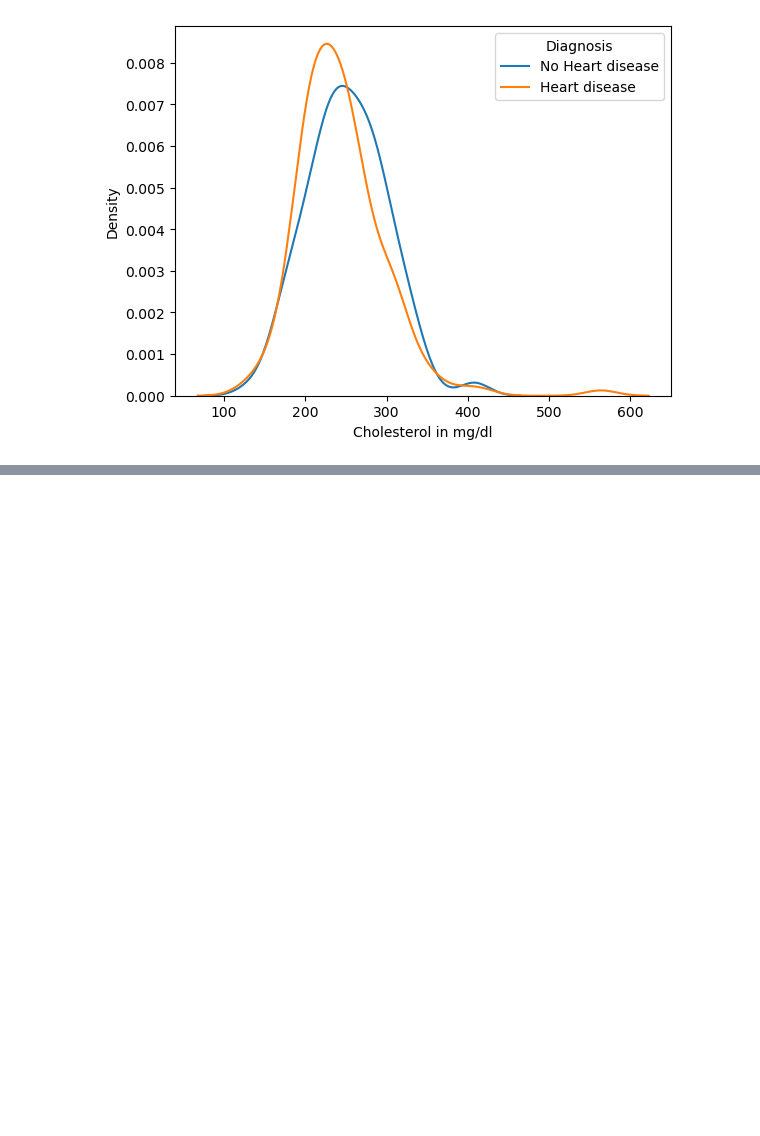
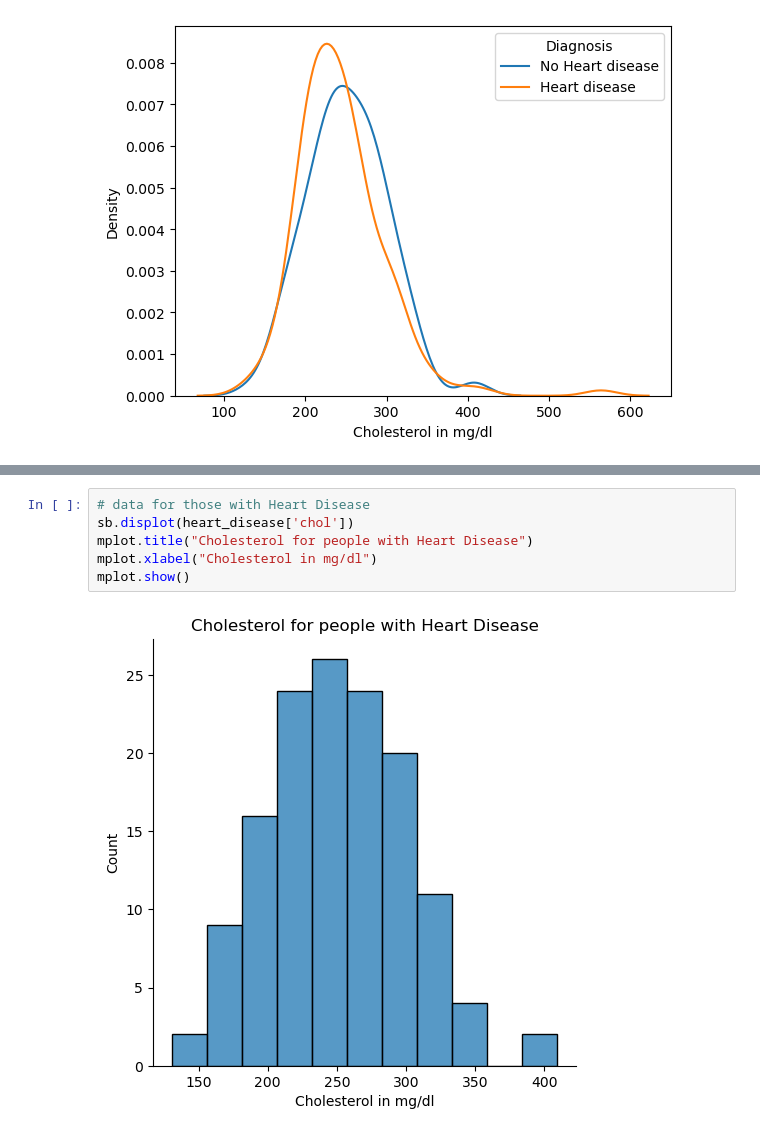
Before and after one commit to frankquinn89/PROGRAMMING_FOR_DATA_ANALYSIS, a Jupyter notebook: project.ipynb, the cells around one changed output, grey strips where cells are left out. Drawn from its saved outputs; the diff is of its cells as text; blank space fills up the shorter version.

Commit message:
generated data for cholesertol

```diff
--- a/project.ipynb
+++ b/project.ipynb
@@ -430,0 +435,8 @@ mplot.show()
+# %%
+# data for those with Heart Disease
+sb.displot(heart_disease['chol'])
+mplot.title("Cholesterol for people with Heart Disease")
+mplot.xlabel("Cholesterol in mg/dl")
+mplot.show()
+# %% [output]
+[figure, added]
```
Also changed, not shown: parts of 10 cells of this notebook.
